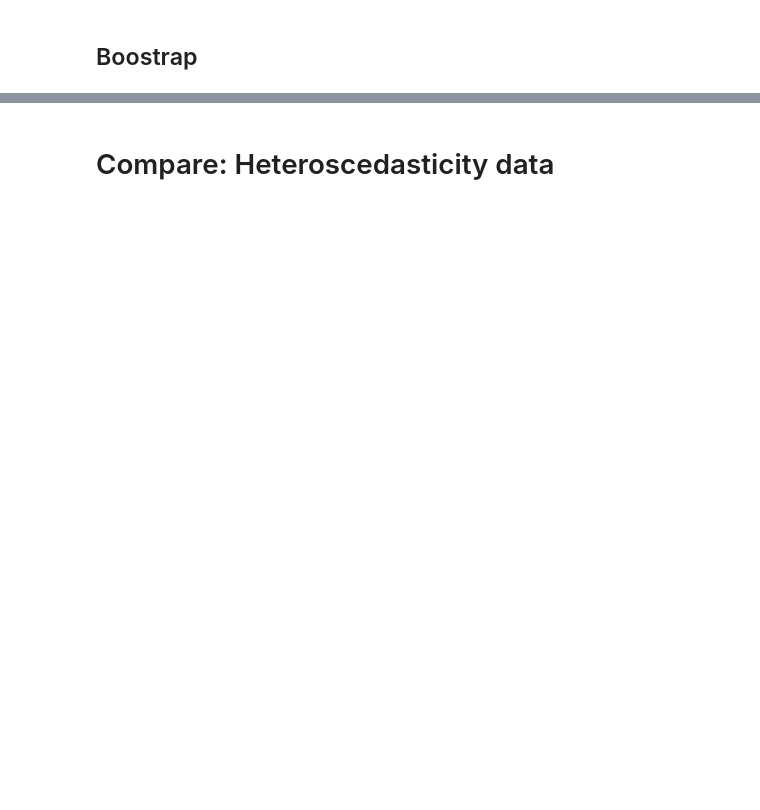
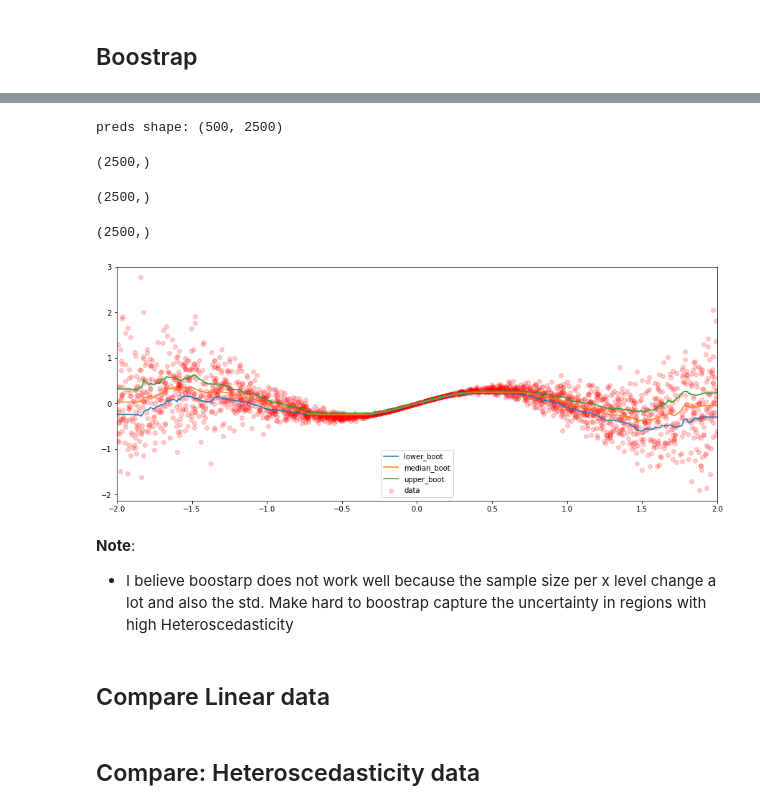
Before and after one commit to leandroohf/machine_learning_algorithms, a Jupyter notebook: dev/intro_to_prediction_interval.ipynb, the cells around one changed output, grey strips where cells are left out. Saved outputs shown, nothing was run; the diff lists cells and outputs as text; code cells hidden in the pictures; blank space fills up the shorter version.

```diff
--- a/dev/intro_to_prediction_interval.ipynb
+++ b/dev/intro_to_prediction_interval.ipynb
@@ -437,2 +536,69 @@ pinball loss: pos slope is  and negative slope is  (https://www.lokad.com/pinbal
+# %%
+params = {
+    'objective': 'mse',
+    'metric': 'mse',
+    'max_depth': 2,
+    'num_leaves': 10,
+    'learning_rate': 0.1,
+    'n_estimators': 150,
+    'boosting_type': 'gbdt'
+}
+
+def boot_prediction(X_train,y_train, new_x, repetitions):
+    predictions = []
+    for i in range(repetitions):
+
+        idxs = np.random.choice(len(X_train), size=500, replace=True)
+        X_boot = X_train[idxs]
+        y_boot = y_train[idxs]
+
+        lgb = LGBMRegressor( **params)
+        model = lgb.fit(X_boot, y_boot)
+
+        y_preds = model.predict(new_x)
+        # TODO: Review dimensions here
+        predictions.append(y_preds)
+
+        #print(f"len(preds): {len(predictions)}; y_preds shape: {y_preds.shape}")
+
+    predictions = np.array(predictions)
+
+    print(f"preds shape: {predictions.shape}")
+    # Find the ends of the approximate 95% prediction interval
+    _lower = np.percentile(predictions, 5.0,axis=0)
+    _median = np.percentile(predictions, 50.0,axis=0)
+    _upper = np.percentile(predictions, 95.0,axis=0)
+
+    return _lower, _median, _upper
+
+_lower,_median, _upper = boot_prediction(X_train,y_train, x_grid2, repetitions=500)
+# %% [output]
+preds shape: (500, 2500)
+# %%
+_lower.shape
+_median.shape
+_upper.shape
+# %% [output]
+(2500,)
+(2500,)
+(2500,)
+# %%
+plt.figure(figsize=[15, 6])
+
+plt.scatter(X_train, y_train, label='data', alpha=.2, color='red')
+plt.plot(x_grid2,_lower , label='lower_boot')
+plt.plot(x_grid2, _median, label='median_boot')
+plt.plot(x_grid2, _upper, label='upper_boot')
+
+plt.xlim(-2,2)
+plt.legend();
+# %% [output]
+[figure, added]
+# %% [markdown]
+**Note**:
+
+* I believe boostarp does not work well because the sample size per x level change a lot and also the std. Make hard to boostrap capture the uncertainty in regions with high Heteroscedasticity
+# %% [markdown]
+## Compare Linear data
 # %% [markdown]
-# Compare: Heteroscedasticity data
+## Compare: Heteroscedasticity data
```
Also changed, not shown: parts of 14 cells of this notebook, 1 other file.
